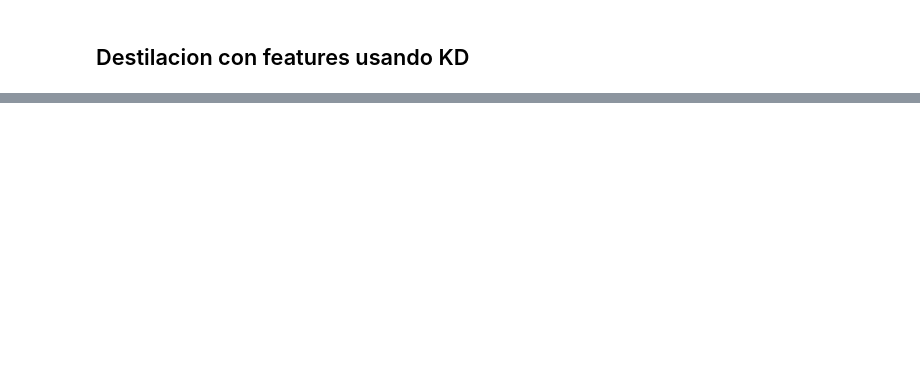
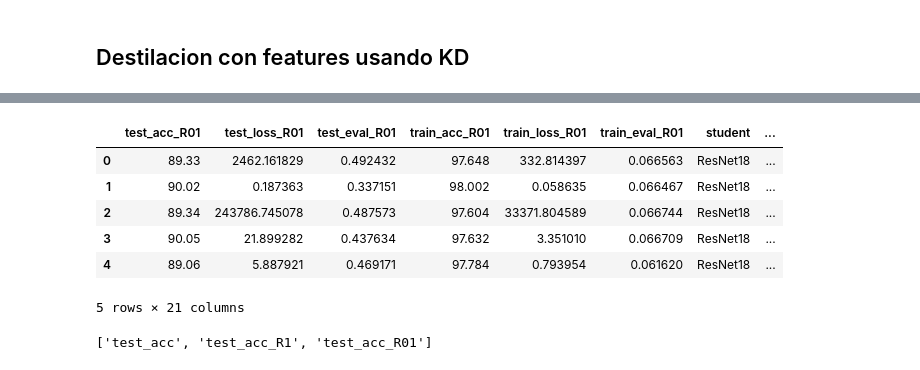
Before and after one commit to jpcosec/Memoria, a Jupyter notebook: Viz.ipynb, the cells around one changed output, grey strips where cells are left out. Saved outputs shown, nothing was run; the diff lists cells and outputs as text; code cells hidden in the pictures; blank space fills up the shorter version.

```diff
--- a/Viz.ipynb
+++ b/Viz.ipynb
@@ -276,0 +183,20 @@ source.head()
+# %%
+
+def load_KD_data(folder="./Cifar10/ResNet101/exp1/students"):
+    data = pd.read_csv(folder+"/summary.csv")
+    data = data[data["student"] != 'EfficientNetB0']
+    if "temp" not in data.columns:
+        d_arr=[d.split(",")[0] for d in data["distillation"]]
+        t_arr=[float(d.split(",T-")[1]) for d in data["distillation"]]
+        data["distillation"]=d_arr
+        data["temp"]=t_arr
+    return data
+
+drop_cols="test_teacher/acc train_teacher/acc lr	epochs	train_batch_size teacher	test_batch_size resume epoch".split()
+
+
+d1=load_KD_data(folder="./Cifar10/ResNet101/exp1/students").drop(["test_teacher/acc","train_teacher/acc"],axis=1)
+d2=load_KD_data(folder="./Cifar10/ResNet101/exp2/students").drop(drop_cols,axis=1)
+d3=load_KD_data(folder="./Cifar10/ResNet101/exp3/students").drop(drop_cols,axis=1)
+db=d3.merge(d2,on=['student','distillation','temp'],suffixes=('_R01','_R1')).drop(['Unnamed: 0_R01','Unnamed: 0_R1'],axis=1)
+db=db.merge(d1,on=['student','distillation','temp']).drop(['epoch','Unnamed: 0'],axis=1)
@@ -276,0 +220,14 @@ source.head()
+# %%
+db.head()
+# %% [output]
+|  | test_acc_R01 | test_loss_R01 | test_eval_R01 | train_acc_R01 | train_loss_R01 | train_eval_R01 | student | ... |
+| 0 | 89.33 | 2462.161829 | 0.492432 | 97.648 | 332.814397 | 0.066563 | ResNet18 | ... |
+| 1 | 90.02 | 0.187363 | 0.337151 | 98.002 | 0.058635 | 0.066467 | ResNet18 | ... |
+| 2 | 89.34 | 243786.745078 | 0.487573 | 97.604 | 33371.804589 | 0.066744 | ResNet18 | ... |
+| 3 | 90.05 | 21.899282 | 0.437634 | 97.632 | 3.351010 | 0.066709 | ResNet18 | ... |
+| 4 | 89.06 | 5.887921 | 0.469171 | 97.784 | 0.793954 | 0.061620 | ResNet18 | ... |
+5 rows × 21 columns
+# %%
+detalle
+# %% [output]
+['test_acc', 'test_acc_R1', 'test_acc_R01']
```
Also changed, not shown: parts of 22 cells of this notebook, 1 other file.
